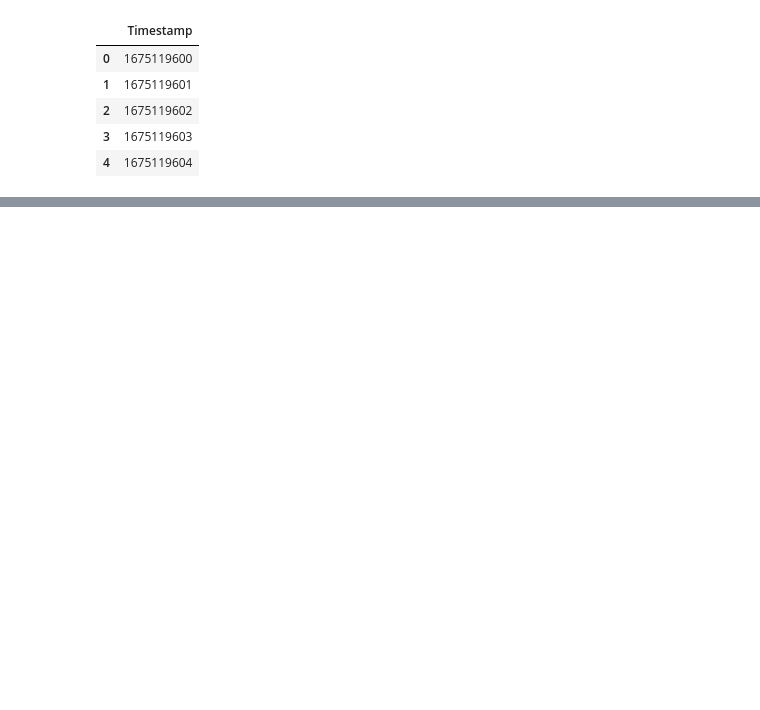
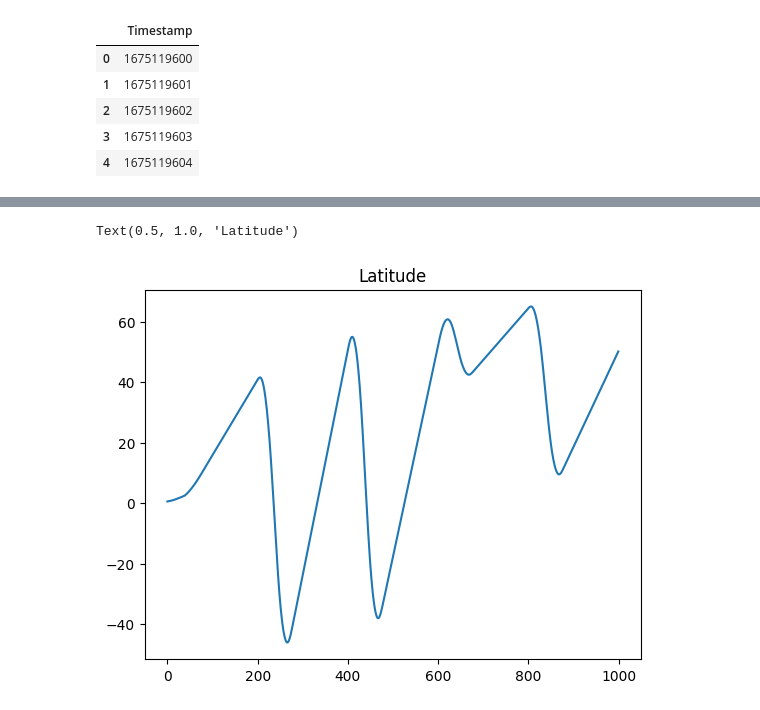
Before and after one commit to SCGlass/parquet_conversion, a Jupyter notebook: dummy_data/dummy_data.ipynb, the cells around one changed output, grey strips where cells are left out. Cells and saved outputs as stored; diff of their text form; code cells hidden in the pictures; blank space fills up the shorter version.

```diff
--- a/dummy_data/dummy_data.ipynb
+++ b/dummy_data/dummy_data.ipynb
@@ -70,0 +194,6 @@ df.head()
+# %%
+plt.plot(df["Latitude"])
+plt.title("Latitude")
+# %% [output]
+Text(0.5, 1.0, 'Latitude')
+[figure, added]
```
Also changed, not shown: parts of 25 cells of this notebook, 1 other file.
